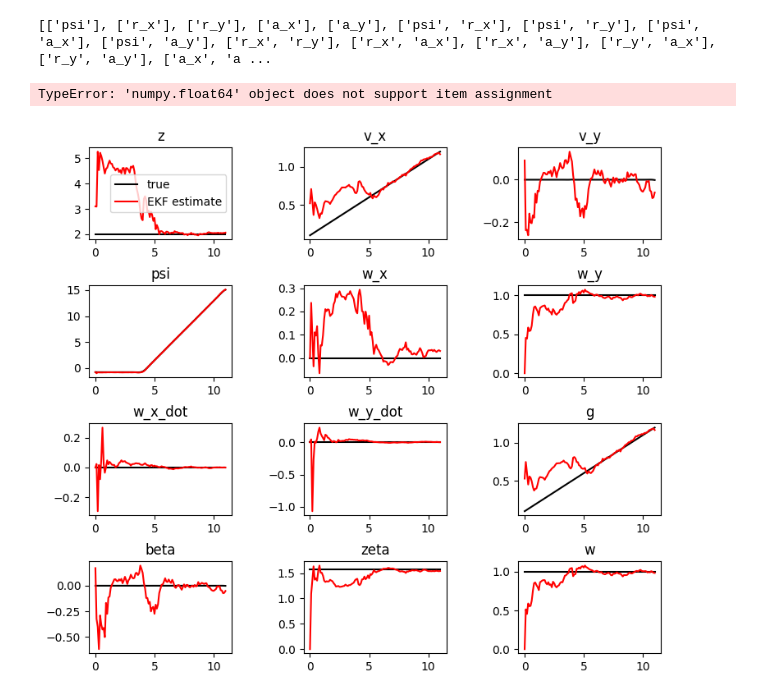
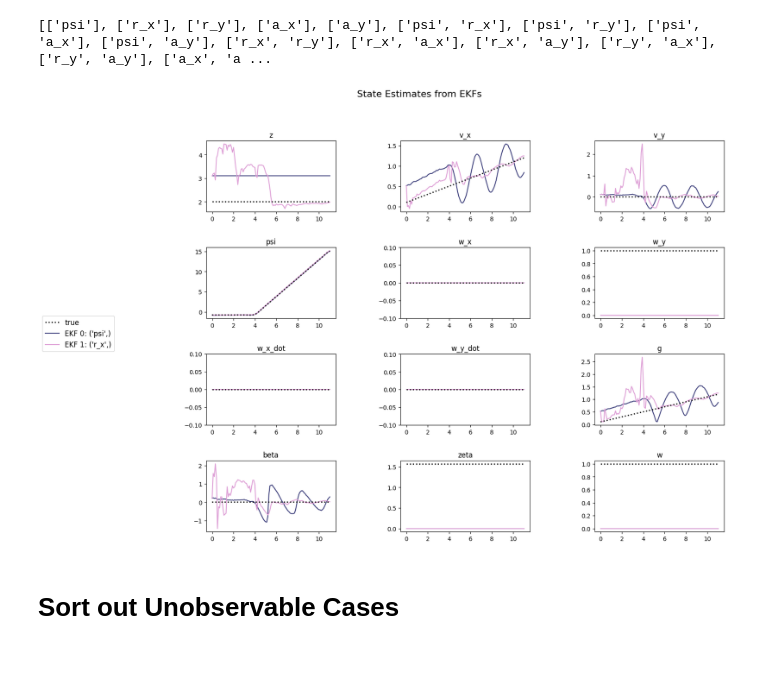
Before and after one commit to jadenmecham/conSensus, a Jupyter notebook: examples/example_observability_ekf.ipynb, the cells around one changed output. Saved outputs shown, nothing was run; the diff lists cells and outputs as text; code cells hidden in the pictures; blank space fills up the shorter version.

Commit message:
plotting works but unsure about cov values

```diff
--- a/examples/example_observability_ekf.ipynb
+++ b/examples/example_observability_ekf.ipynb
@@ -256,7 +274,7 @@ rows = int(np.ceil(n / cols))
 fig, axes = plt.subplots(rows, cols, figsize=(3 * cols, 3 * rows), sharex=True, sharey=True, dpi=300)
 axes = axes.flatten()
 
-o_var = 'g'  # or any other state you want to visualize
+o_var = 'psi'  # or any other state you want to visualize
 
 for i in range(n):
     EV = EV_all[i].iloc[:, 2:]
@@ -622,43 +640,24 @@ x_cov_all = []
 r_cov_all = []
 y_noise_all = []
 
-# for i in range(len(EKFs)):
-#     EKF = EKFs[i]
-#     x_est, x_cov, r_cov, y_noise = EKF.run_ekf(x0_all[i], u_ekf_noise_all[i], y_ekf_noise_all[i],
-#                                                P_init=P0,
-#                                                Q_init=Q0,
-#                                                R_sim=R0_all[i])
-#     x_est_all.append(x_est)
-#     x_cov_all.append(x_cov)
-#     r_cov_all.append(r_cov)
-#     y_noise_all.append(y_noise)
-i = 0
-EKF = EKFs[i]
-x_est, x_cov, r_cov, y_noise = EKF.run_ekf(x0_all[i], u_ekf_noise_all[i], y_ekf_noise_all[i],
-                                            P_init=P0,
-                                            Q_init=Q0,
-                                            R_sim=R0_all[i])
-x_est_all.append(x_est)
-x_cov_all.append(x_cov)
-r_cov_all.append(r_cov)
-y_noise_all.append(y_noise)
+for i in range(len(EKFs)):
+    EKF = EKFs[i]
+    x_est, x_cov, r_cov, y_noise = EKF.run_ekf(x0_all[i], u_ekf_noise_all[i], y_ekf_noise_all[i],
+                                               P_init=P0,
+                                               Q_init=Q0,
+                                               R_sim=R0_all[i])
+    x_est_all.append(x_est)
+    x_cov_all.append(x_cov)
+    r_cov_all.append(r_cov)
+    y_noise_all.append(y_noise)
-# %% [output]
-TypeError: 'numpy.float64' object does not support item assignment
 # %%
-# Plot the EKF state estimates
-n_col = 3
-n_row = int(np.ceil(len(x_est.keys())/n_col))
-fig, ax = plt.subplots(nrows=n_row, ncols=n_col, figsize=(3.0*n_col, 2.0*n_row))
-for i, x in enumerate(x_est.keys()):
-    ax.flat[i].set_title(x)
-    ax.flat[i].plot(t_sim, sim_data[x].values, label='true', color='black')
-    ax.flat[i].plot(t_sim, x_est[x].values, label='EKF estimate', color='red', linestyle='-')
+from utils.consensus import plotStateEstimates
 
-    lim = np.hstack((sim_data[x].values, x_est[x].values))
-    if (lim.max() - lim.min()) < 0.1:
-        ax.flat[i].set_ylim(lim.min() - 0.1, lim.max() + 0.1)
-
-ax.flat[0].legend()
-fig.subplots_adjust(hspace=0.5, wspace=0.5)
+index = [0, 1]
+# make a list from 0 to 30
+#index = list(range(len(EKFs)))
+plotStateEstimates(index, EKFs, x_est_all, x_cov_all, t_sim_ekf_all, sim_data)
 # %% [output]
-[figure, old version]
+[figure, new version]
+# %% [markdown]
+# Sort out Unobservable Cases
```
Also changed, not shown: parts of 4 cells of this notebook, 3 other files.
